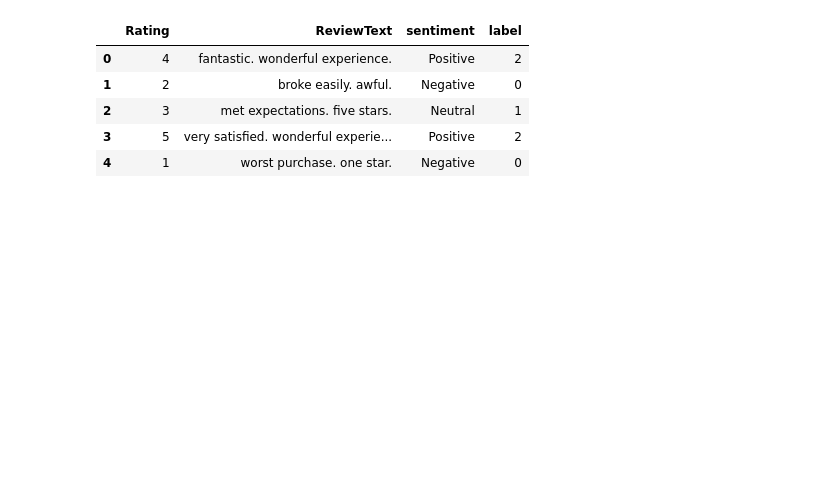
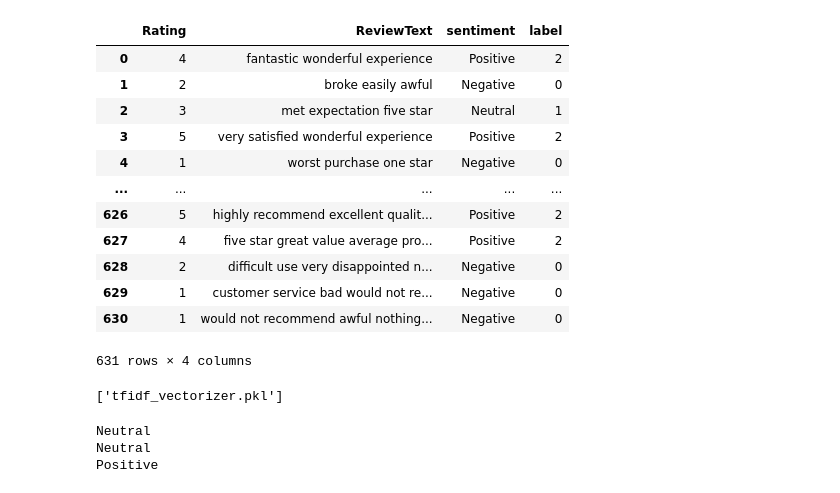
Before and after one commit to yarkhano/sentiment-analysis-project, a Jupyter notebook: sentiment_analysis.ipynb, the cells around one changed output. Drawn from its saved outputs; the diff is of its cells as text; code cells hidden in the pictures; blank space fills up the shorter version.

```diff
--- a/sentiment_analysis.ipynb
+++ b/sentiment_analysis.ipynb
@@ -23,3 +39,17 @@ label_map = {
 }
 
 dataset["label"] = dataset["sentiment"].map(label_map)
+dataset["ReviewText"] = dataset["ReviewText"].str.lower()
+dataset["ReviewText"] = dataset["ReviewText"].str.replace(r"[^\w\s]", "", regex=True)
+# %%
+dataset["ReviewText"] = dataset["ReviewText"].apply(lambda x: " ".join([word for word in x.split() if word not in (set(stopwords.words("english")) - {"not", "no", "very"})]))
+
+dataset = dataset.drop_duplicates(subset=["ReviewText"]).reset_index(drop=True)
+# %%
+nltk.download("wordnet")
+from nltk.stem import WordNetLemmatizer
+
+lemmatizer = WordNetLemmatizer()
+dataset["ReviewText"] = dataset["ReviewText"].apply(
+    lambda x: " ".join([lemmatizer.lemmatize(word) for word in x.split()])
+)
@@ -26,9 +148,44 @@ dataset["label"] = dataset["sentiment"].map(label_map)
 # %%
-dataset.head(5)
+dataset.head(-10)
 # %% [output]
 |  | Rating | ReviewText | sentiment | label |
-| 0 | 4 | fantastic. wonderful experience. | Positive | 2 |
-| 1 | 2 | broke easily. awful. | Negative | 0 |
-| 2 | 3 | met expectations. five stars. | Neutral | 1 |
-| 3 | 5 | very satisfied. wonderful experie... | Positive | 2 |
-| 4 | 1 | worst purchase. one star. | Negative | 0 |
+| 0 | 4 | fantastic wonderful experience | Positive | 2 |
+| 1 | 2 | broke easily awful | Negative | 0 |
+| 2 | 3 | met expectation five star | Neutral | 1 |
+| 3 | 5 | very satisfied wonderful experience | Positive | 2 |
+| 4 | 1 | worst purchase one star | Negative | 0 |
+| ... | ... | ... | ... | ... |
+| 626 | 5 | highly recommend excellent qualit... | Positive | 2 |
+| 627 | 4 | five star great value average pro... | Positive | 2 |
+| 628 | 2 | difficult use very disappointed n... | Negative | 0 |
+| 629 | 1 | customer service bad would not re... | Negative | 0 |
+| 630 | 1 | would not recommend awful nothing... | Negative | 0 |
+631 rows × 4 columns
+# %%
+import joblib
+
+joblib.dump(lr, "sentiment_model.pkl")
+joblib.dump(vectorizer, "tfidf_vectorizer.pkl")
+# %% [output]
+['tfidf_vectorizer.pkl']
+# %%
+loaded_model = joblib.load("sentiment_model.pkl")
+loaded_vectorizer = joblib.load("tfidf_vectorizer.pkl")
+
+
+def predict_sentiment(text):
+    text = text.lower()
+    text_tfidf = loaded_vectorizer.transform([text])
+    pred = loaded_model.predict(text_tfidf)[0]
+    reverse_map = {0: "Negative", 1: "Neutral", 2: "Positive"}
+    return reverse_map[pred]
+
+
+# test on sentences NOT in your dataset
+print(predict_sentiment("the product stopped working after two days"))
+print(predict_sentiment("it was okay, nothing special"))
+print(predict_sentiment("absolutely love this, best purchase ever"))
+# %% [output]
+Neutral
+Neutral
+Positive
```
Also changed, not shown: parts of 10 cells of this notebook, 5 other files.
